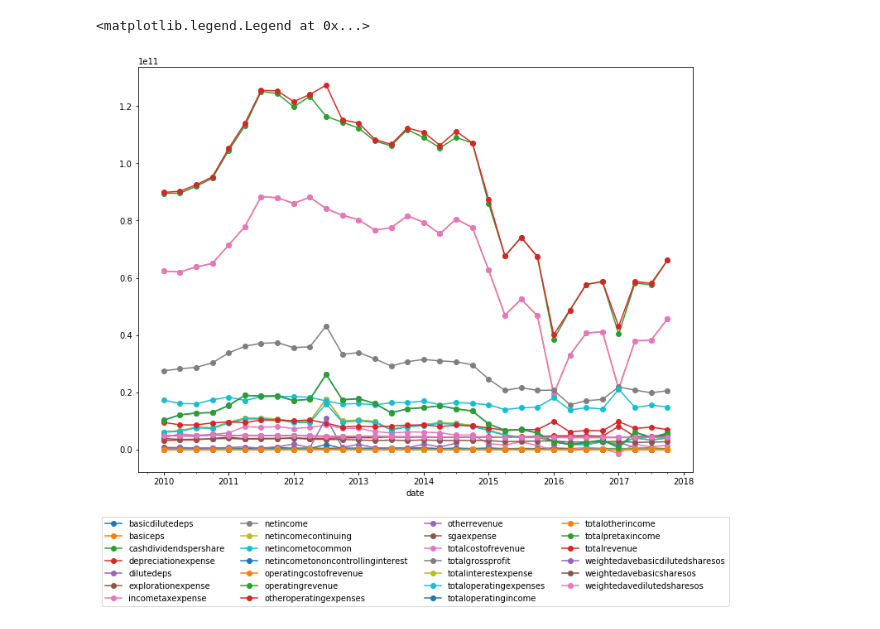
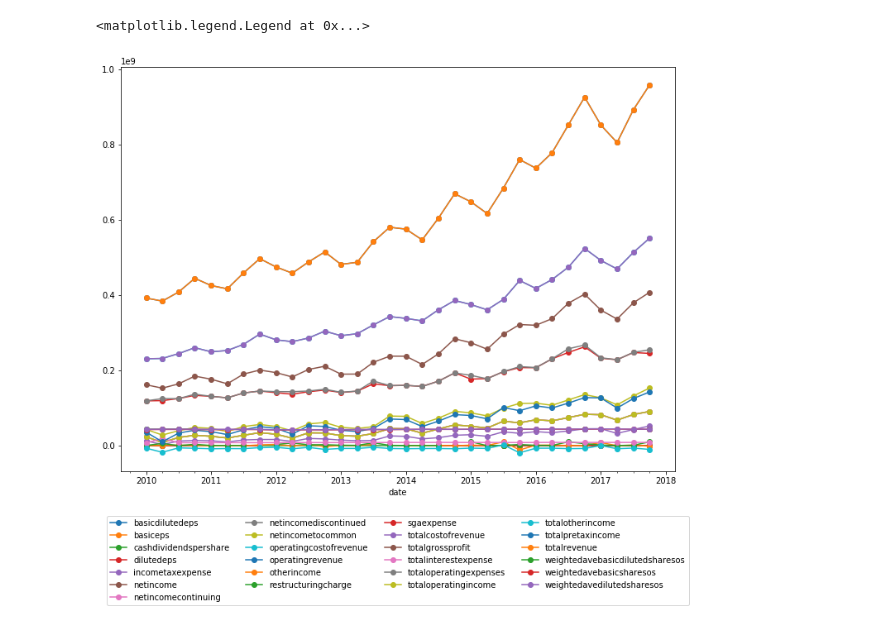
Before and after one commit to raymondmyu/trading, a Jupyter notebook: intrinio/intrinio_api.ipynb, the cells around one changed output. Drawn from its saved outputs; the diff is of its cells as text; code cells hidden in the pictures.

```diff
--- a/intrinio/intrinio_api.ipynb
+++ b/intrinio/intrinio_api.ipynb
@@ -36,11 +18,11 @@ len(available_tickers)
 # %%
 tickers_df = pd.read_csv('tickers.csv')
 # %%
-ticker = 'XOM'
+ticker = 'AYI'
 fig,ax = plt.subplots(figsize=(12,9))
 df_t = get_df(ticker)
 df_t.query("statement=='income_statement'").pivot_table('value','date','tag').plot(ax=ax, marker='o')
 ax.legend(loc=9, bbox_to_anchor=(.5,-.1), ncol=4)
 # %% [output]
 <matplotlib.legend.Legend at 0x...>
-[figure, old version]
+[figure, new version]
```
Also changed, not shown: parts of 3 cells of this notebook, 2 other files.
